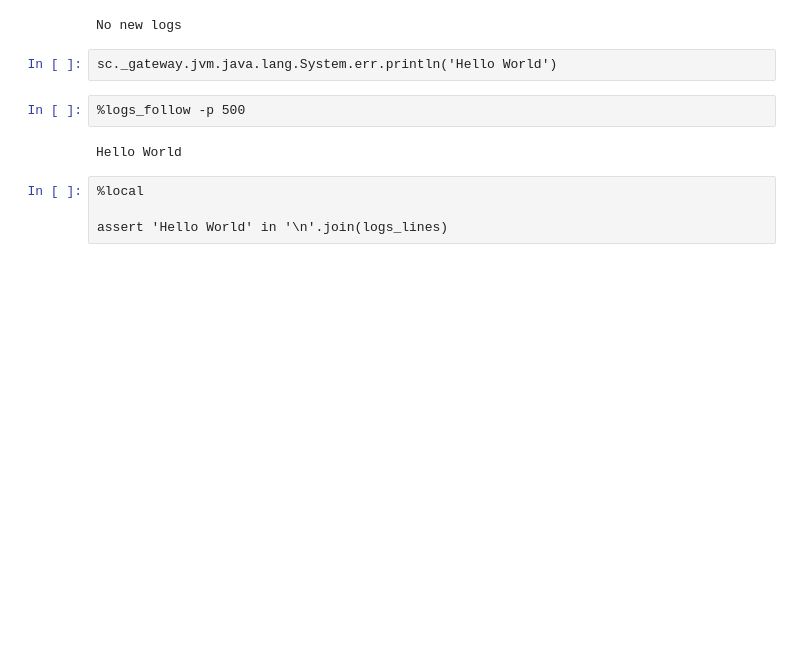
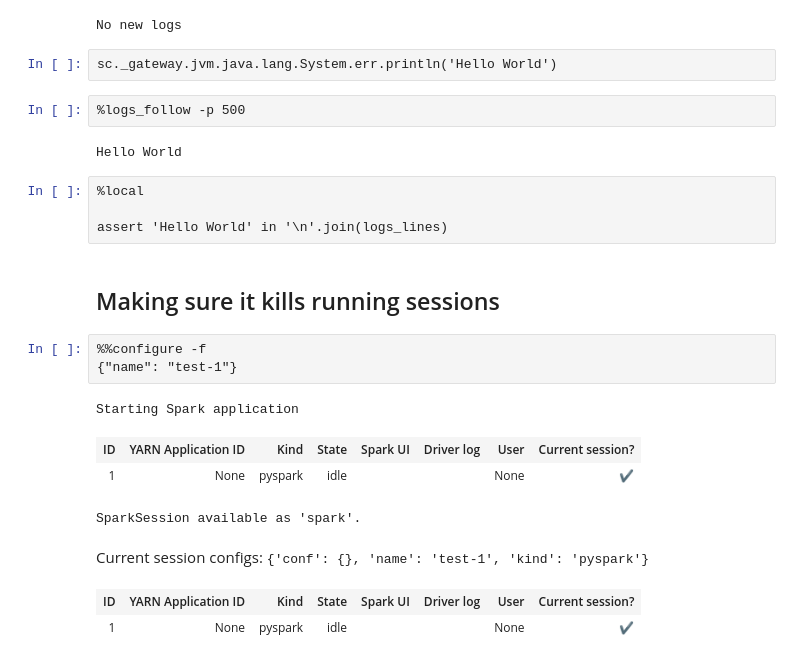
Before and after one commit to diogenes1oliveira/livy-uploads, a Jupyter notebook: examples/magics.ipynb, the cells around one changed output. Drawn from its saved outputs; the diff is of its cells as text; blank space fills up the shorter version.

```diff
--- a/examples/magics.ipynb
+++ b/examples/magics.ipynb
@@ -187,3 +191,16 @@ Hello World
 %local
 
 assert 'Hello World' in '\n'.join(logs_lines)
+# %% [markdown]
+## Making sure it kills running sessions
+# %%
+%%configure -f
+{"name": "test-1"}
+# %% [output]
+Starting Spark application
+| ID | YARN Application ID | Kind | State | Spark UI | Driver log | User | Current session? |
+| 1 | None | pyspark | idle |  |  | None | ✔ |
+SparkSession available as 'spark'.
+Current session configs: {'conf': {}, 'name': 'test-1', 'kind': 'pyspark'}
+| ID | YARN Application ID | Kind | State | Spark UI | Driver log | User | Current session? |
+| 1 | None | pyspark | idle |  |  | None | ✔ |
```
Also changed, not shown: parts of 14 cells of this notebook, 11 other files.
